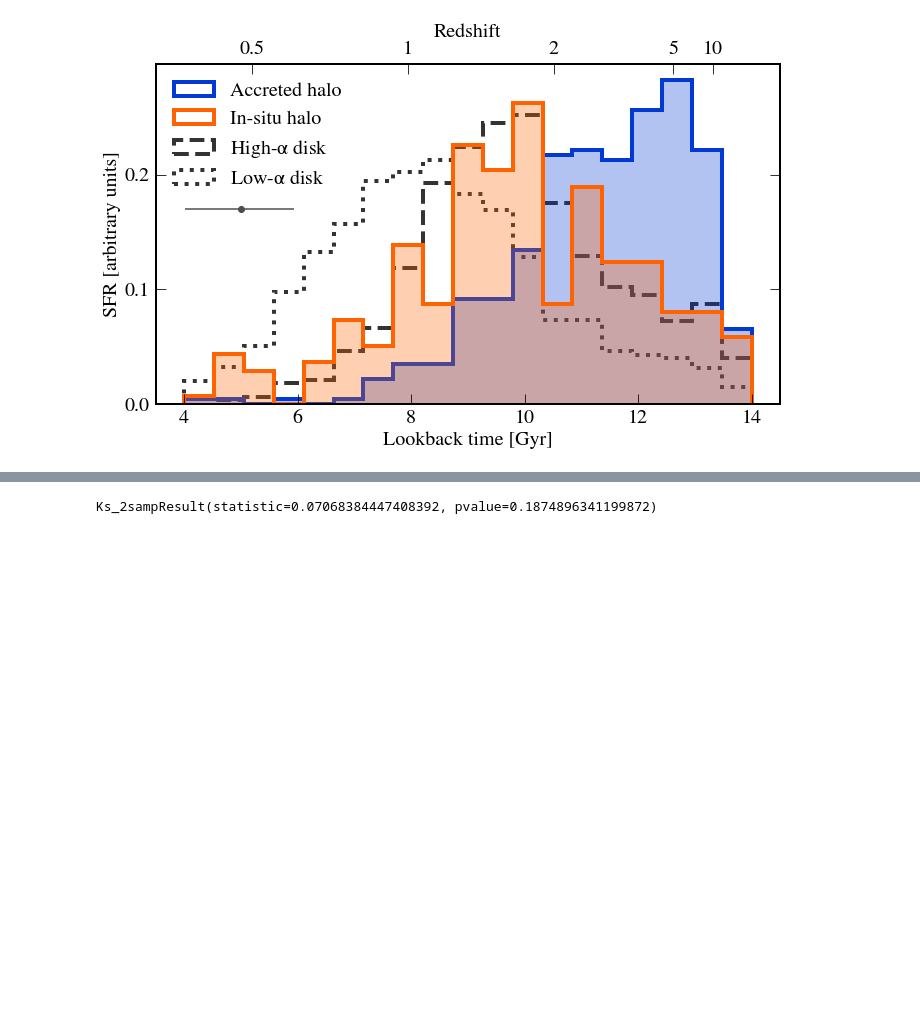
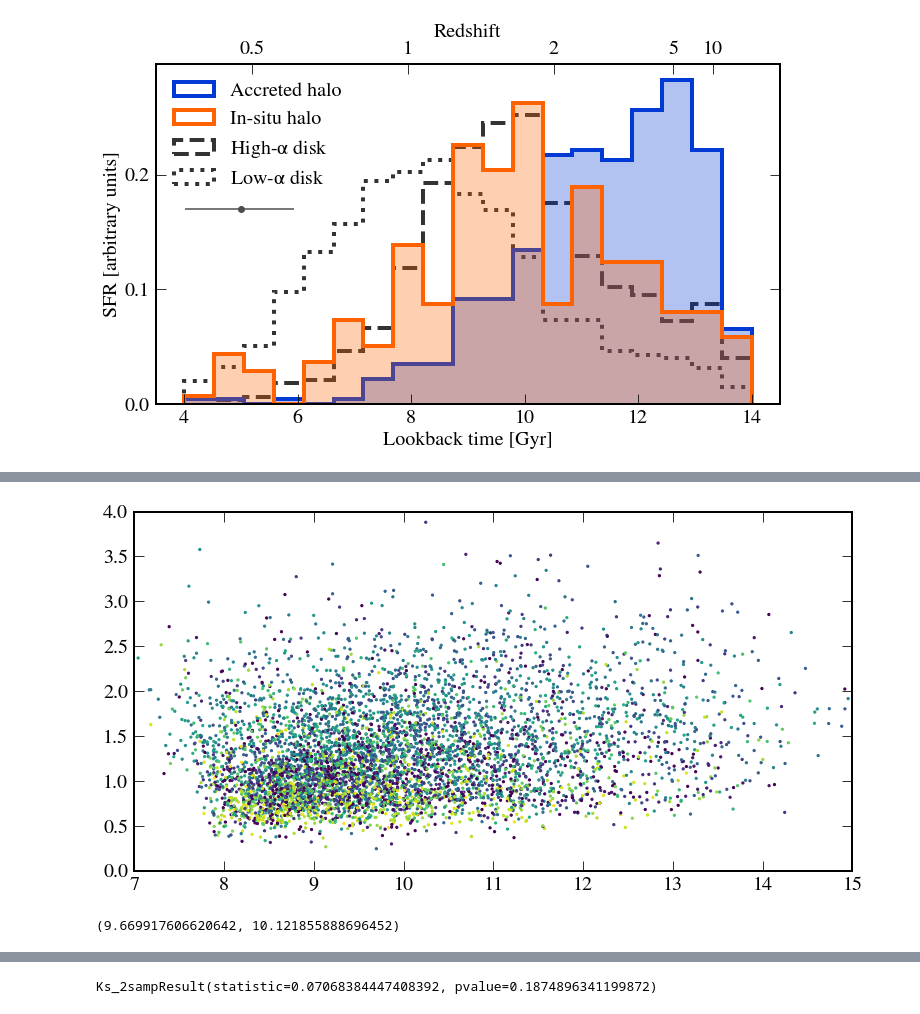
Before and after one commit to abonaca/mw_timing, a Jupyter notebook: notebooks/paper_figures.ipynb, the cells around one changed output, grey strips where cells are left out. Drawn from its saved outputs; the diff is of its cells as text; code cells hidden in the pictures; blank space fills up the shorter version.

```diff
--- a/notebooks/paper_figures.ipynb
+++ b/notebooks/paper_figures.ipynb
@@ -648,3 +586,18 @@ for kernel in ['epanechnikov', 'linear', 'cosine', 'gaussian', 'tophat', 'expone
+# %%
+plt.figure(figsize=(15,6))
+# plt.plot(t['Rapo_pot1'][ind_lowa], np.abs(t['Z_gal'][ind_lowa]), 'ko', ms=1, alpha=0.2)
+plt.scatter(t['Rapo_pot1'][ind_lowa], np.abs(t['Z_gal'][ind_lowa]), c=age[ind_lowa], s=5, vmin=4, vmax=14)
+
+plt.ylim(0,4)
+plt.xlim(7,15)
+plt.gca().set_aspect('equal')
+plt.tight_layout()
+# %% [output]
+[figure, added]
+# %%
+np.median(t['Rapo_pot1'][ind_lowa]), np.median(t['Rapo_pot1'][ind_lowa & ind_safeage])
+# %% [output]
+(9.669917606620642, 10.121855888696452)
 # %%
 ivar = age_err**-1
 ivar = np.ones_like(age_err)
```
Also changed, not shown: parts of 8 cells of this notebook.
